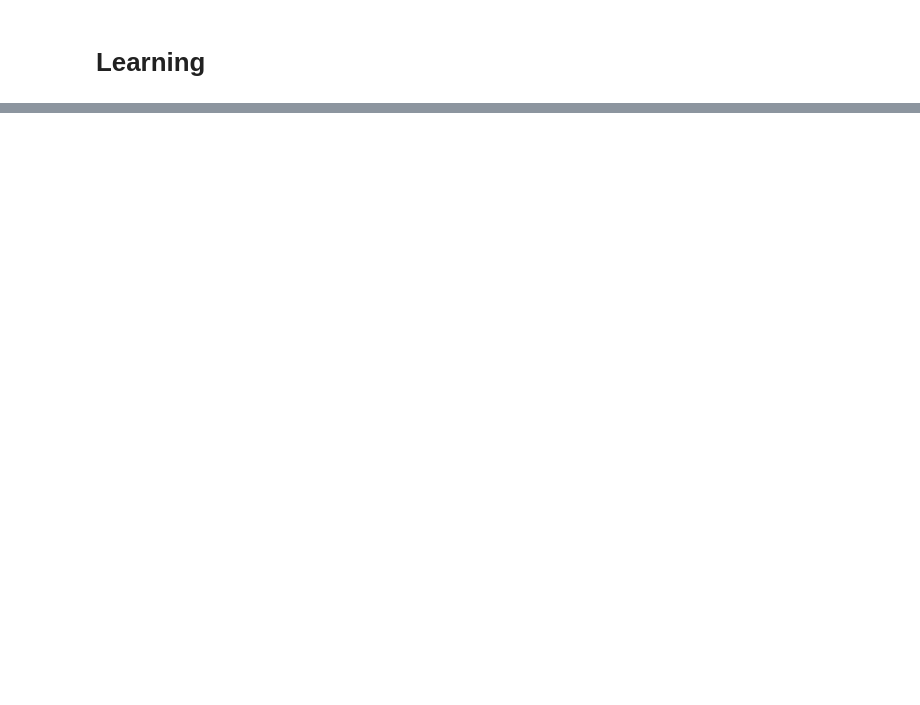
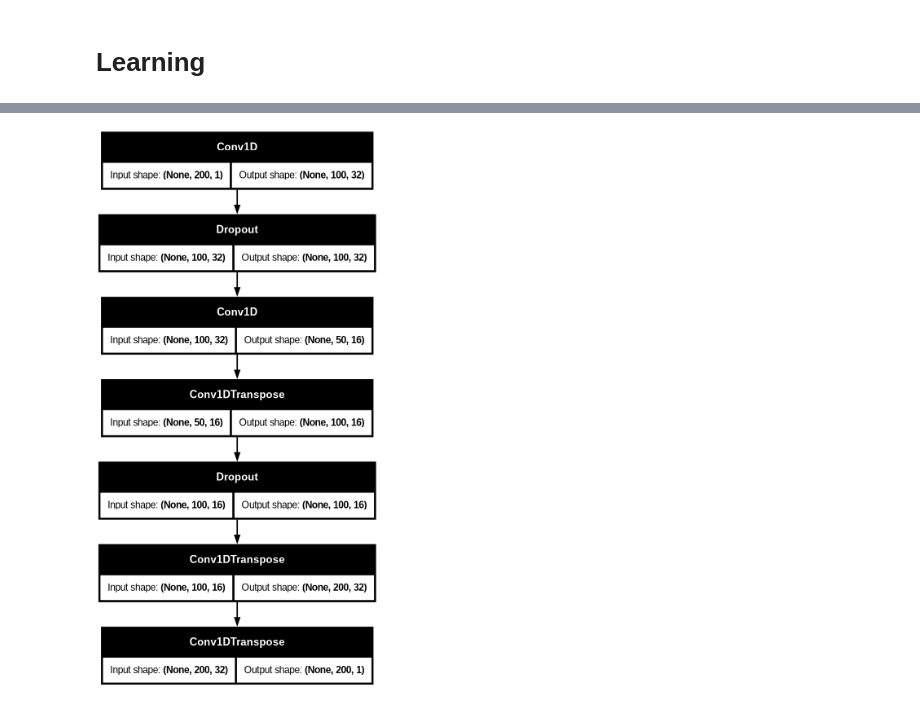
Before and after one commit to abzy128/factoryML, a Jupyter notebook: ml.ipynb, the cells around one changed output, grey strips where cells are left out. Cells and saved outputs as stored; diff of their text form; code cells hidden in the pictures; blank space fills up the shorter version.

```diff
--- a/ml.ipynb
+++ b/ml.ipynb
@@ -158,6 +212,10 @@ Model: "sequential_3"
  Total params: 9,505 (37.13 KB)
  Trainable params: 9,505 (37.13 KB)
  Non-trainable params: 0 (0.00 B)
+# %%
+keras.utils.plot_model(model, show_shapes=True, show_layer_names=False, dpi=60)
+# %% [output]
+[figure, added]
 # %%
 history = model.fit(
     x_train,
```
Also changed, not shown: parts of 16 cells of this notebook, 1 other file.
